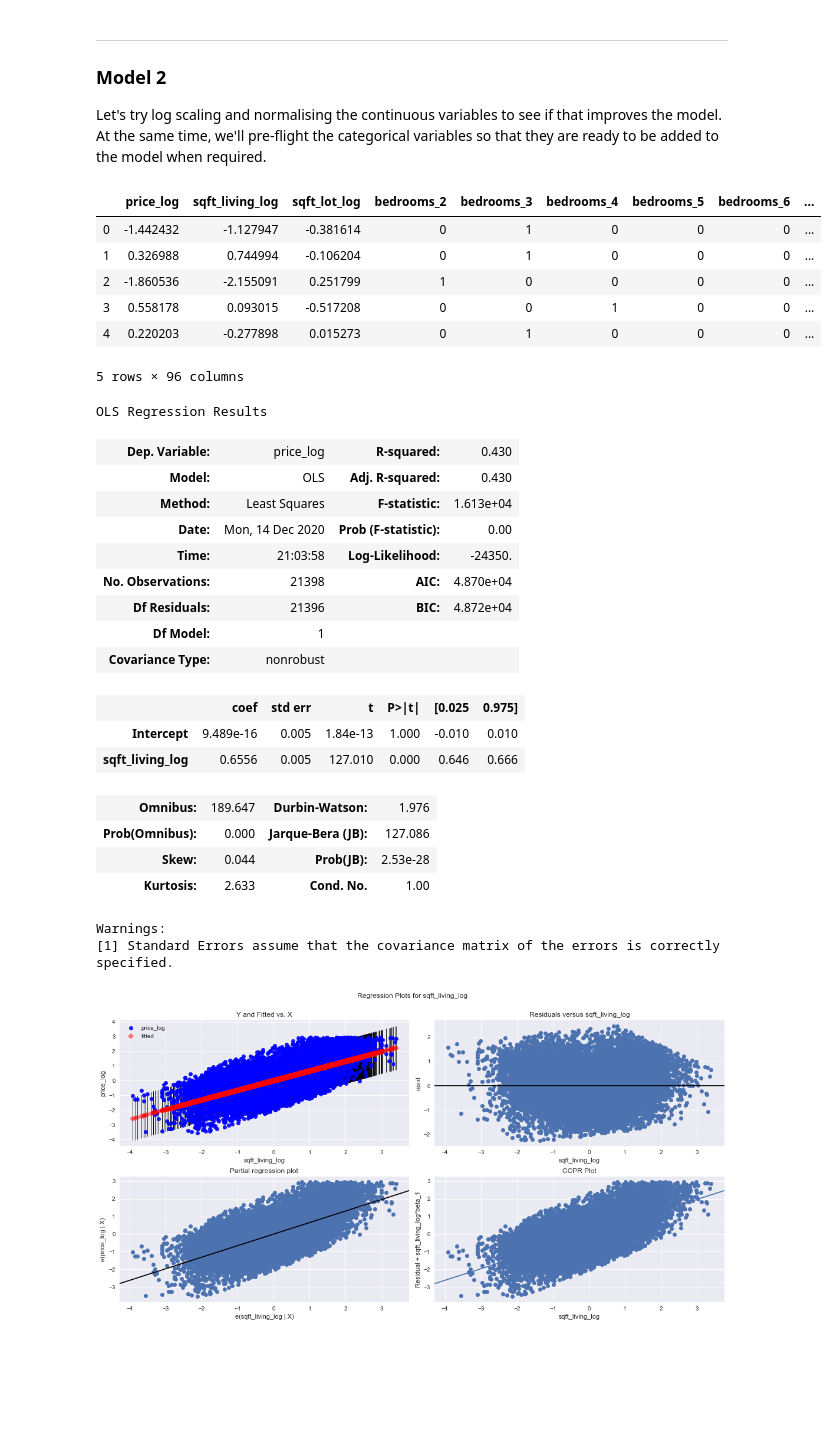
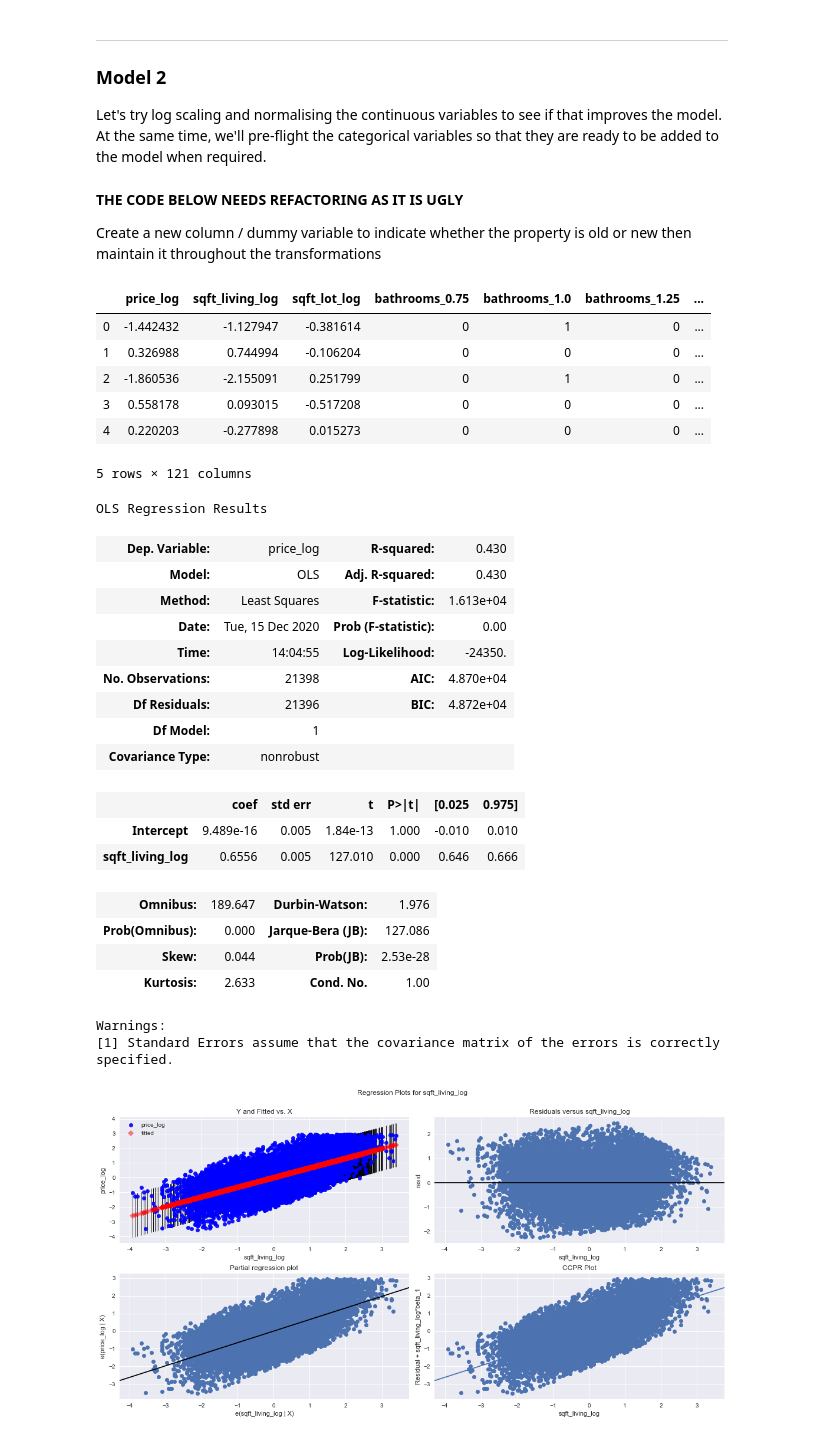
Before and after one commit to toopster/dsc-mod-2-project-v2-1-online-ds-sp-000, a Jupyter notebook: index.ipynb, the cells around one changed output. Cells and saved outputs as stored; diff of their text form; code cells hidden in the pictures; blank space fills up the shorter version.

```diff
--- a/index.ipynb
+++ b/index.ipynb
@@ -501,39 +518,51 @@ The p-value is within acceptable bounds, **R-squared = 0.462**
 
 Let's try log scaling and normalising the continuous variables to see if that improves the model.
 At the same time, we'll pre-flight the categorical variables so that they are ready to be added to the model when required.
+# %% [markdown]
+**THE CODE BELOW NEEDS REFACTORING AS IT IS UGLY**
+
+Create a new column / dummy variable to indicate whether the property is old or new then maintain it throughout the transformations
 # %%
 # Log transform continuous variables and one-hot encode categoricals
 
 continuous = ['price','sqft_living','sqft_lot']
-categoricals = ['bedrooms','condition','grade','zipcode']
+categoricals = ['bathrooms','bedrooms','condition','grade','zipcode']
 
 house_sales_cont = house_sales[continuous]
+new_house_sales_cont = new_house_sales[continuous]
 
 # Log features
 log_names = [f'{column}_log' for column in house_sales_cont.columns]
+new_log_names = [f'{column}_log' for column in new_house_sales_cont.columns]
 
 house_sales_log = np.log(house_sales_cont)
+new_house_sales_log = np.log(new_house_sales_cont)
 house_sales_log.columns = log_names
+new_house_sales_log.columns = new_log_names
 
 # Normalize
 def normalize(feature):
     return (feature - feature.mean()) / feature.std()
 
 house_sales_log_norm = house_sales_log.apply(normalize)
+new_house_sales_log_norm = new_house_sales_log.apply(normalize)
 
 # One hot encode categoricals
 house_sales_ohe = pd.get_dummies(house_sales[categoricals], columns=categoricals, drop_first=True)
+new_house_sales_ohe = pd.get_dummies(new_house_sales[categoricals], columns=categoricals, drop_first=True)
 
 hs_preprocessed = pd.concat([house_sales_log_norm, house_sales_ohe], axis=1)
+new_hs_preprocessed = pd.concat([new_house_sales_log_norm, new_house_sales_ohe], axis=1)
+
 hs_preprocessed.head()
 # %% [output]
-|  | price_log | sqft_living_log | sqft_lot_log | bedrooms_2 | bedrooms_3 | bedrooms_4 | bedrooms_5 | bedrooms_6 | ... |
-| 0 | -1.442432 | -1.127947 | -0.381614 | 0 | 1 | 0 | 0 | 0 | ... |
-| 1 | 0.326988 | 0.744994 | -0.106204 | 0 | 1 | 0 | 0 | 0 | ... |
-| 2 | -1.860536 | -2.155091 | 0.251799 | 1 | 0 | 0 | 0 | 0 | ... |
-| 3 | 0.558178 | 0.093015 | -0.517208 | 0 | 0 | 1 | 0 | 0 | ... |
-| 4 | 0.220203 | -0.277898 | 0.015273 | 0 | 1 | 0 | 0 | 0 | ... |
+|  | price_log | sqft_living_log | sqft_lot_log | bathrooms_0.75 | bathrooms_1.0 | bathrooms_1.25 | ... |
+| 0 | -1.442432 | -1.127947 | -0.381614 | 0 | 1 | 0 | ... |
+| 1 | 0.326988 | 0.744994 | -0.106204 | 0 | 0 | 0 | ... |
+| 2 | -1.860536 | -2.155091 | 0.251799 | 0 | 1 | 0 | ... |
+| 3 | 0.558178 | 0.093015 | -0.517208 | 0 | 0 | 0 | ... |
+| 4 | 0.220203 | -0.277898 | 0.015273 | 0 | 0 | 0 | ... |
-5 rows × 96 columns
+5 rows × 121 columns
 # %%
 f_two = 'price_log~sqft_living_log'
 
@@ -545,8 +574,8 @@ OLS Regression Results
 | Dep. Variable: | price_log | R-squared: | 0.430 |
 | Model: | OLS | Adj. R-squared: | 0.430 |
 | Method: | Least Squares | F-statistic: | 1.613e+04 |
-| Date: | Mon, 14 Dec 2020 | Prob (F-statistic): | 0.00 |
-| Time: | 21:03:58 | Log-Likelihood: | -24350. |
+| Date: | Tue, 15 Dec 2020 | Prob (F-statistic): | 0.00 |
+| Time: | 14:04:55 | Log-Likelihood: | -24350. |
 | No. Observations: | 21398 | AIC: | 4.870e+04 |
 | Df Residuals: | 21396 | BIC: | 4.872e+04 |
 | Df Model: | 1 |  |  |
```
Also changed, not shown: parts of 13 cells of this notebook.
